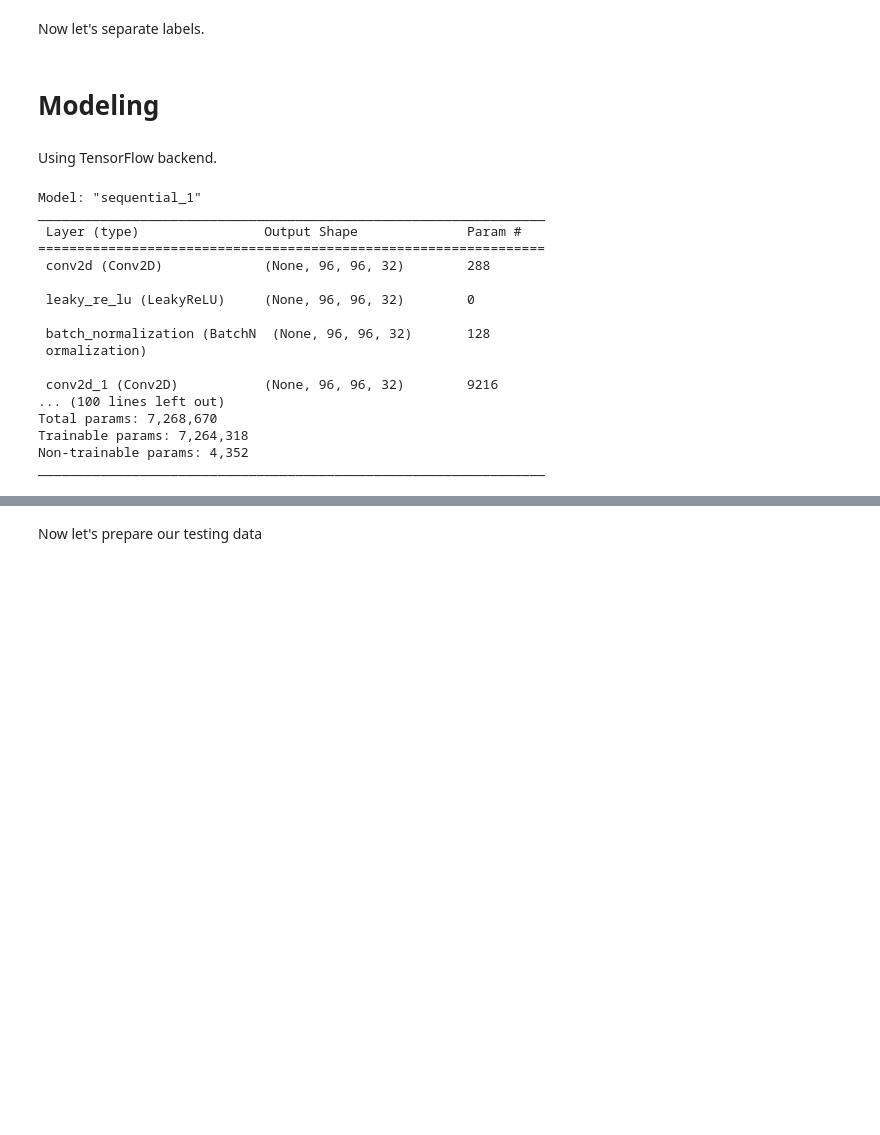
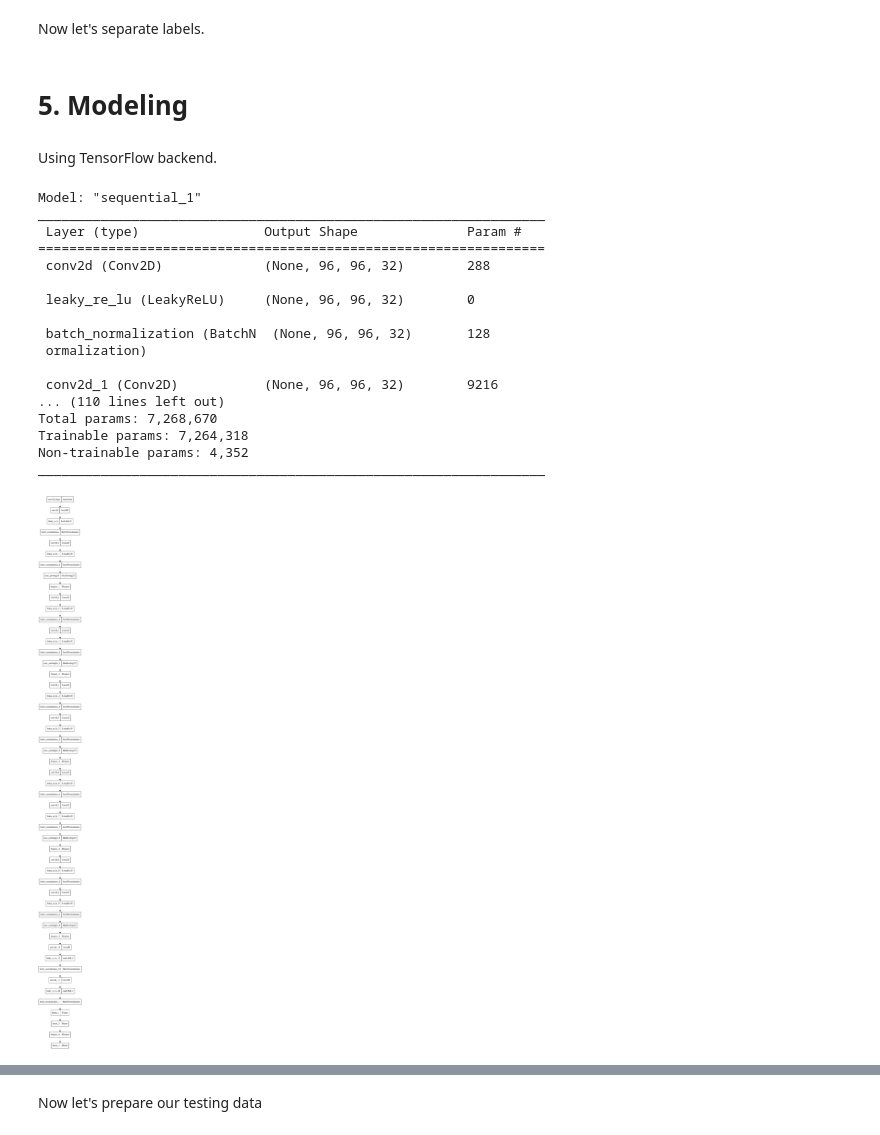
Before and after one commit to nuyhc/RhythmStudy, a Jupyter notebook: 1. PyTorch/tf2torch/1_Facial_Keypoint_Detection_박지현.ipynb, the cells around one changed output, grey strips where cells are left out. Saved outputs shown, nothing was run; the diff lists cells and outputs as text; code cells hidden in the pictures; blank space fills up the shorter version.

Commit message:
add dropout

```diff
--- a/1. PyTorch/tf2torch/1_Facial_Keypoint_Detection_박지현.ipynb
+++ b/1. PyTorch/tf2torch/1_Facial_Keypoint_Detection_박지현.ipynb
@@ -169,7 +153,7 @@ for i in range(0, 7049):
     y_train.append(y)
 y_train = np.array(y_train, dtype='float')
 # %% [markdown]
-# Modeling
+# 5. Modeling
 # %%
 from keras.layers import Conv2D, Dropout, Dense, Flatten
 from keras.models import Sequential
@@ -197,6 +181,7 @@ model.add(Convolution2D(32, (3, 3), padding='same', use_bias=False))
 model.add(LeakyReLU(alpha=0.1))
 model.add(BatchNormalization())
 model.add(MaxPool2D(pool_size=(2, 2)))
+model.add(Dropout(0.1))
 
 model.add(Convolution2D(64, (3, 3), padding='same', use_bias=False))
 model.add(LeakyReLU(alpha=0.1))
@@ -206,6 +191,7 @@ model.add(Convolution2D(64, (3, 3), padding='same', use_bias=False))
 model.add(LeakyReLU(alpha=0.1))
 model.add(BatchNormalization())
 model.add(MaxPool2D(pool_size=(2, 2)))
+model.add(Dropout(0.1))
 
 model.add(Convolution2D(96, (3, 3), padding='same', use_bias=False))
 model.add(LeakyReLU(alpha=0.1))
@@ -215,6 +201,7 @@ model.add(Convolution2D(96, (3, 3), padding='same', use_bias=False))
 model.add(LeakyReLU(alpha=0.1))
 model.add(BatchNormalization())
 model.add(MaxPool2D(pool_size=(2, 2)))
+model.add(Dropout(0.1))
 
 model.add(Convolution2D(128, (3, 3), padding='same', use_bias=False))
 model.add(LeakyReLU(alpha=0.1))
@@ -224,6 +211,7 @@ model.add(Convolution2D(128, (3, 3), padding='same', use_bias=False))
 model.add(LeakyReLU(alpha=0.1))
 model.add(BatchNormalization())
 model.add(MaxPool2D(pool_size=(2, 2)))
+model.add(Dropout(0.1))
 
 model.add(Convolution2D(256, (3, 3), padding='same', use_bias=False))
 model.add(LeakyReLU(alpha=0.1))
@@ -233,6 +221,7 @@ model.add(Convolution2D(256, (3, 3), padding='same', use_bias=False))
 model.add(LeakyReLU(alpha=0.1))
 model.add(BatchNormalization())
 model.add(MaxPool2D(pool_size=(2, 2)))
+model.add(Dropout(0.1))
 
 model.add(Convolution2D(512, (3, 3), padding='same', use_bias=False))
 model.add(LeakyReLU(alpha=0.1))
@@ -260,11 +249,18 @@ _________________________________________________________________
  ormalization)
 
  conv2d_1 (Conv2D)           (None, 96, 96, 32)        9216
-... (100 lines left out)
+... (110 lines left out)
 Total params: 7,268,670
 Trainable params: 7,264,318
 Non-trainable params: 4,352
 _________________________________________________________________
+# %%
+# keras.utils의 plot_model 을 통한 레이어 시각화
+from keras.utils import plot_model
+
+plot_model(model)
+# %% [output]
+[figure, added]
 # %%
 model.compile(optimizer='adam',
               loss='mean_squared_error',
```
Also changed, not shown: parts of 12 cells of this notebook.
